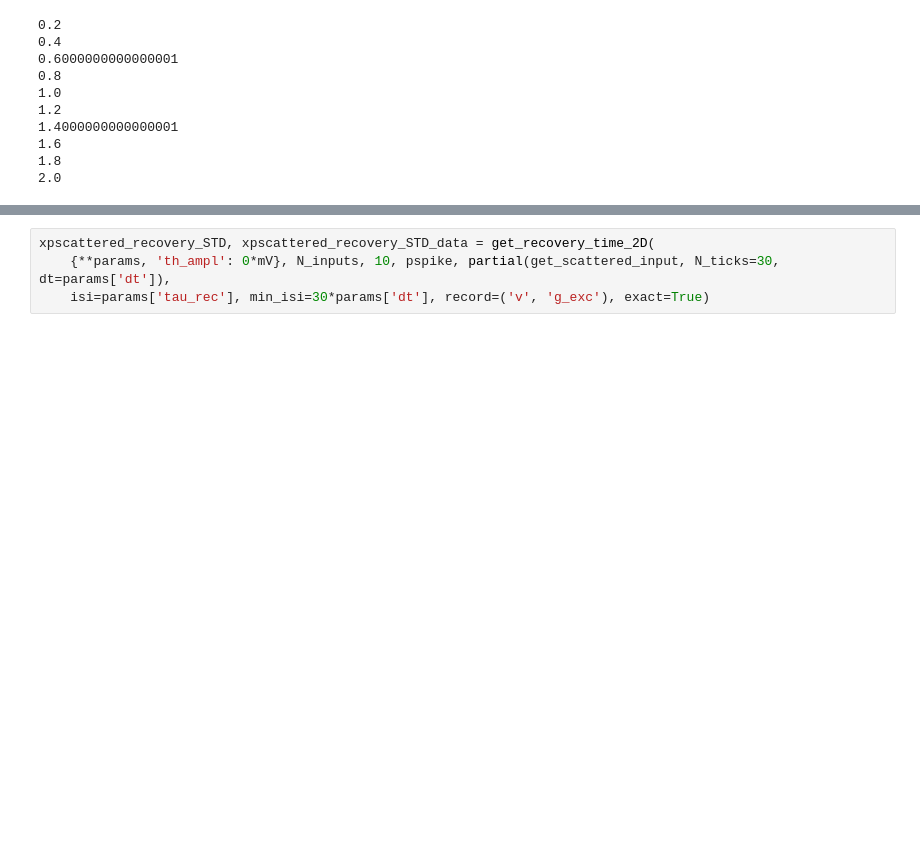
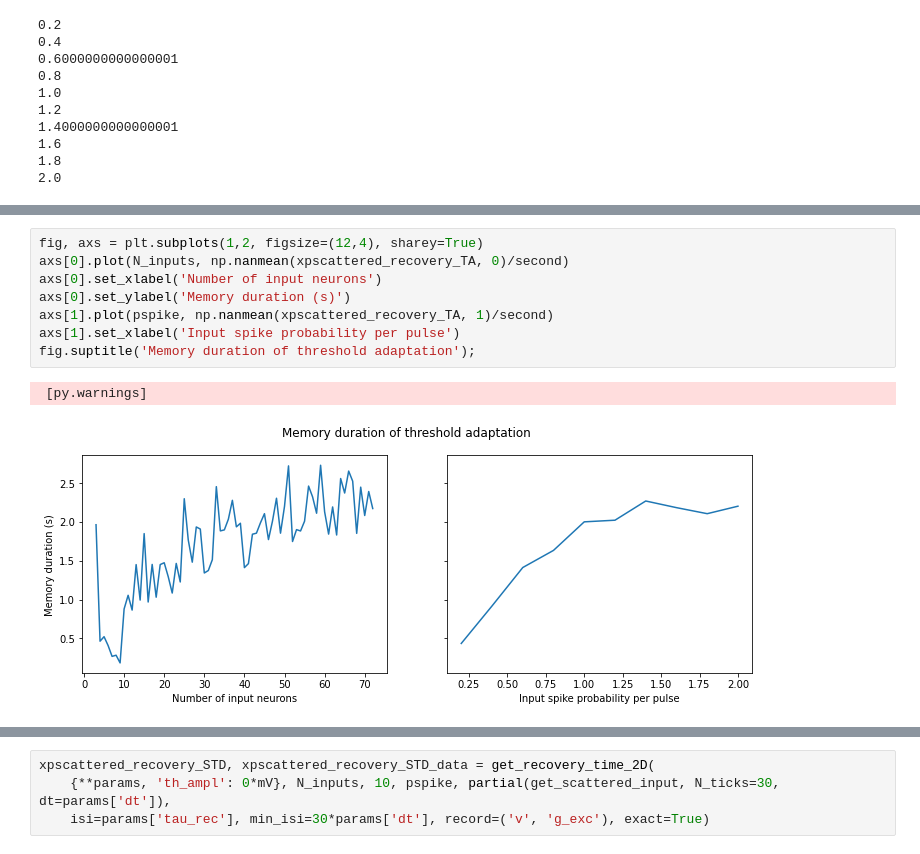
Before and after one commit to kernfel/plasticity-synergy-deviance-detection-history, a Jupyter notebook: memory duration.ipynb, the cells around one changed output, grey strips where cells are left out. Cells and saved outputs as stored; diff of their text form; blank space fills up the shorter version.

Commit message:
Re-ran Memory duration NB
... and store the data in a place where it doesn't
accidentally get deleted.

```diff
--- a/memory duration.ipynb
+++ b/memory duration.ipynb
@@ -367,3 +367,14 @@ plt.title('Memory duration of threshold adaptation\nSpikes scattered over 30 ms\
+# %%
+fig, axs = plt.subplots(1,2, figsize=(12,4), sharey=True)
+axs[0].plot(N_inputs, np.nanmean(xpscattered_recovery_TA, 0)/second)
+axs[0].set_xlabel('Number of input neurons')
+axs[0].set_ylabel('Memory duration (s)')
+axs[1].plot(pspike, np.nanmean(xpscattered_recovery_TA, 1)/second)
+axs[1].set_xlabel('Input spike probability per pulse')
+fig.suptitle('Memory duration of threshold adaptation');
+# %% [output]
+ [py.warnings]
+[figure, added]
 # %%
 plt.plot(xpscattered_recovery_TA_data[-1][-1]['V']/mV)
 plt.plot(xpscattered_recovery_TA_data[-1][-1]['g'])
```
Also changed, not shown: parts of 14 cells of this notebook.
